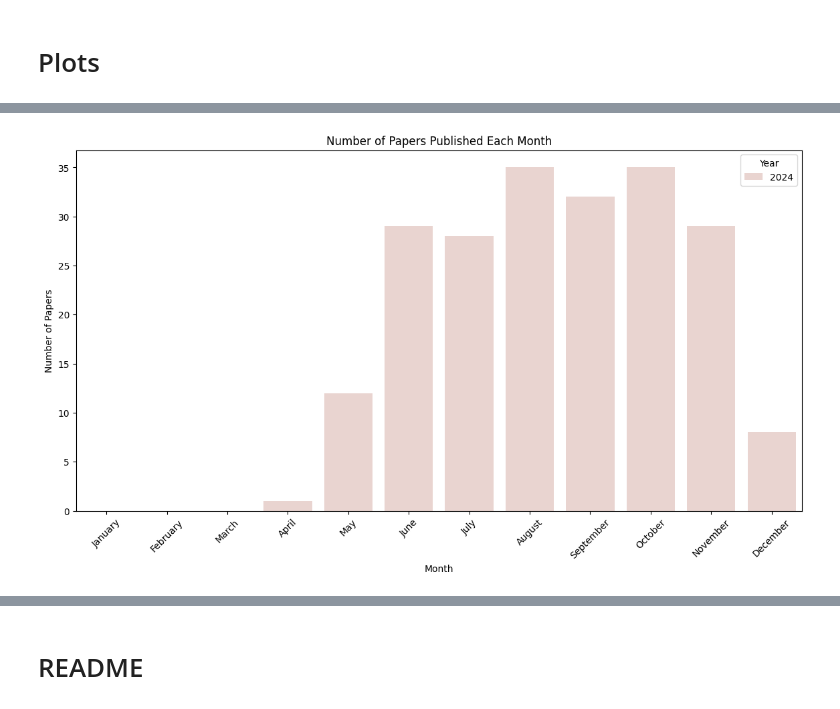
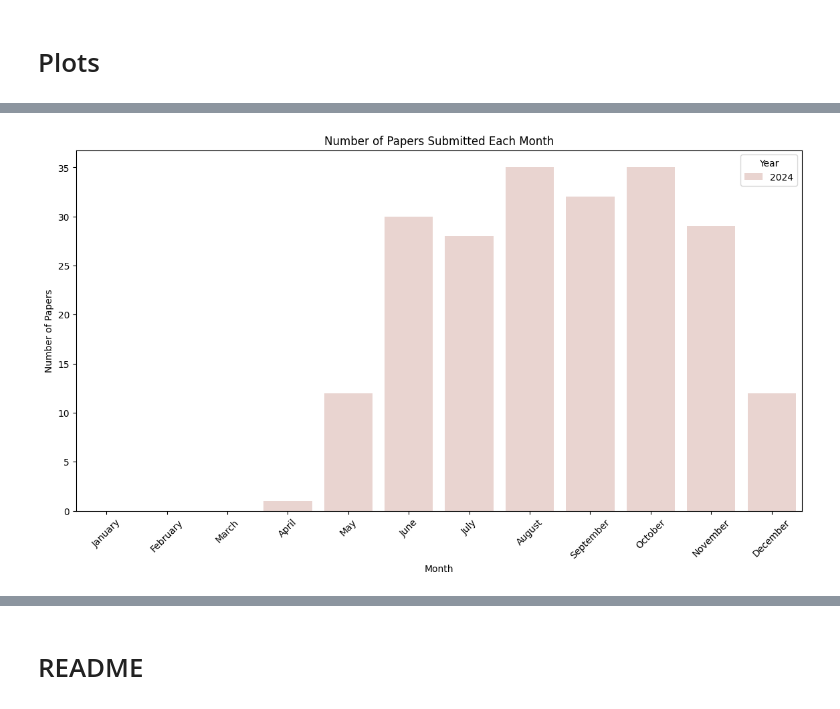
Before and after one commit to RamtinMoslemi/KAN-Papers, a Jupyter notebook: KAN_Papers.ipynb, the cells around one changed output, grey strips where cells are left out. Drawn from its saved outputs; the diff is of its cells as text; code cells hidden in the pictures.

Commit message:
Add 4 new papers

```diff
--- a/KAN_Papers.ipynb
+++ b/KAN_Papers.ipynb
@@ -109,27 +109,27 @@ df
 # %%
 # Convert 'Month' to a categorical type with the correct order
 df['Month'] = pd.Categorical(df['Month'], categories=[
     "January", "February", "March", "April", "May", "June",
     "July", "August", "September", "October", "November", "December"],
     ordered=True)
 
 # Group by Year and Month and count the number of papers
 monthly_counts = df.groupby(['Year', 'Month'], observed=False).size().reset_index(name='Counts')
 
 # Create the plot
 plt.figure(figsize=(14, 7))
 
 sns.barplot(data=monthly_counts, x='Month', y='Counts', hue='Year')
 
-plt.title('Number of Papers Published Each Month')
+plt.title('Number of Papers Submitted Each Month')
 plt.xlabel('Month')
 plt.ylabel('Number of Papers')
 plt.legend(title='Year')
 plt.xticks(rotation=45)
-plt.savefig('paper_by_month.svg')
+plt.savefig('papers_by_month.svg')
 plt.show()
 # %% [output]
-[figure, old version]
+[figure, new version]
 # %%
 # Generate word cloud for abstracts
 abstract_text = " ".join(df['Abstract'].dropna().tolist())
```
Also changed, not shown: parts of 3 cells of this notebook.
